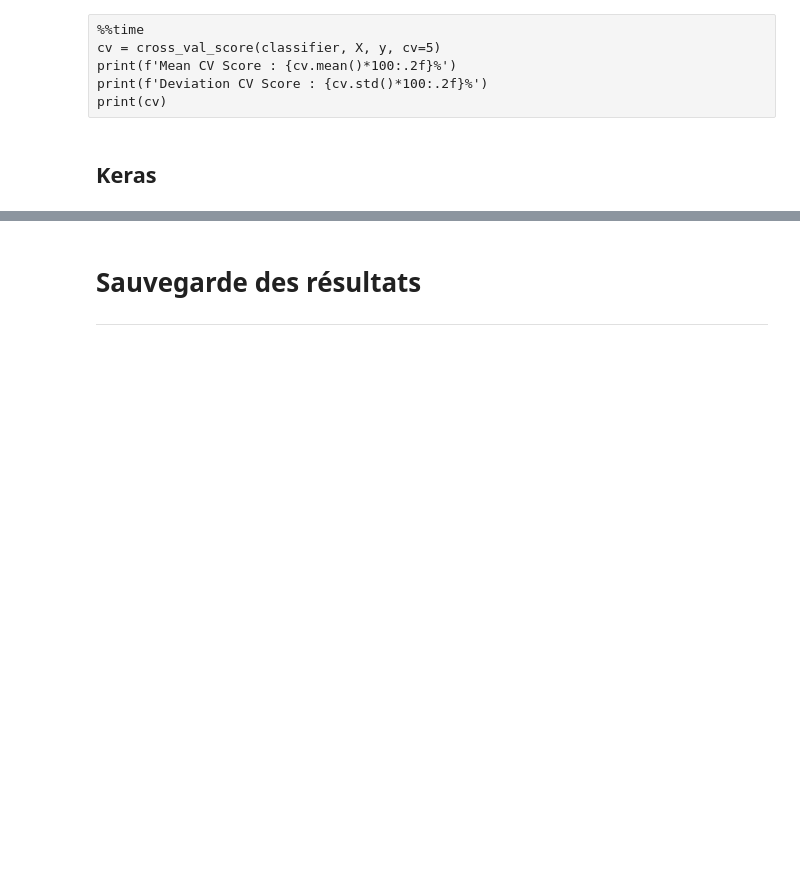
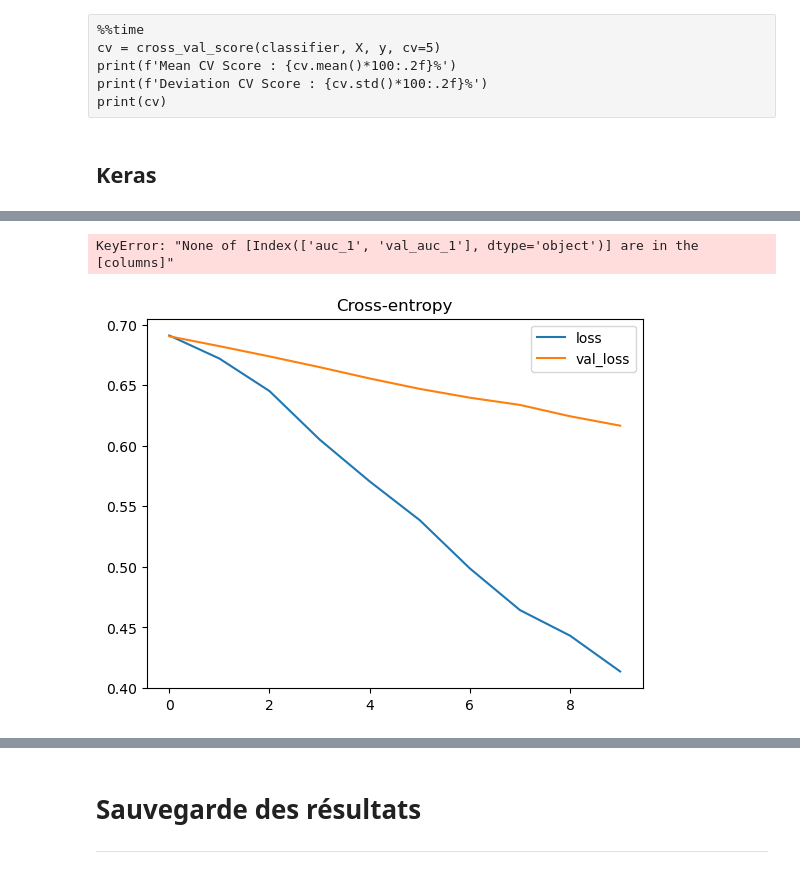
Before and after one commit to fmaine/notebooks, a Jupyter notebook: Experiences/221123-PredictionsInfox.ipynb, the cells around one changed output, grey strips where cells are left out. Cells and saved outputs as stored; diff of their text form; code cells hidden in the pictures; blank space fills up the shorter version.

```diff
--- a/Experiences/221123-PredictionsInfox.ipynb
+++ b/Experiences/221123-PredictionsInfox.ipynb
@@ -187,7 +269,7 @@ print(f'Deviation Score : {scores.std()*100:.2f}%')
 ### MLPClassifier
 # %%
 alpha=1e-4
-hidden_layer_sizes=(256,64)
+hidden_layer_sizes=(8,8)
 solver = 'adam'
 solvers = ['lbfgs', 'sgd', 'adam']
 # %%
@@ -218,23 +324,26 @@ from tensorflow import keras
 from tensorflow.keras import layers
 
 model = keras.Sequential([
-    layers.Dense(256, activation='relu', input_shape=[X.shape[1]]),
-#    layers.Dropout(0.3),
-#    layers.GaussianDropout(0.3, seed=random_state),
-    layers.Dense(64, activation='relu'),
-#    layers.Dropout(0.4),
-    layers.GaussianDropout(0.5, seed=random_state),
+    layers.Input(X.shape[1]),
+    layers.Dropout(0.40, seed=random_state),
+    layers.Dense(8, activation='relu'),
+#    layers.Dense(8, activation='relu'),
+    layers.Dropout(0.40, seed=random_state),
+#    layers.Dense(8, activation='relu'),
+#    layers.Dropout(0.40, seed=random_state),
     layers.Dense(1, activation='sigmoid'),
 ])
 # %%
 model.compile(
     optimizer='adam',
     loss='binary_crossentropy',
-    metrics=['binary_accuracy'],
+#    metrics=['binary_accuracy'],
+    metrics=[tf.keras.metrics.AUC()],
+
 )
 # %%
 %%time
-epoch = 15
+epoch = 10
 
 early_stopping = keras.callbacks.EarlyStopping(
     patience=10,
@@ -255,6 +389,10 @@ history = model.fit(
 # %%
 history_df = pd.DataFrame(history.history)
 history_df.loc[:, ['loss', 'val_loss']].plot(title="Cross-entropy")
-history_df.loc[:, ['binary_accuracy', 'val_binary_accuracy']].plot(title="Accuracy")
+history_df.loc[:, ['auc_1', 'val_auc_1']].plot(title="AUC")#history_df.loc[:, ['binary_accuracy', 'val_binary_accuracy']].plot(title="Accuracy")
+#history_df.loc[:, ['binary_accuracy', 'val_binary_accuracy']].plot(title="Accuracy")#history_df.loc[:, ['binary_accuracy', 'val_binary_accuracy']].plot(title="Accuracy")
+# %% [output]
+KeyError: "None of [Index(['auc_1', 'val_auc_1'], dtype='object')] are in the [columns]"
+[figure, added]
 # %%
 history_df
```
Also changed, not shown: parts of 20 cells of this notebook, 1 other file.
